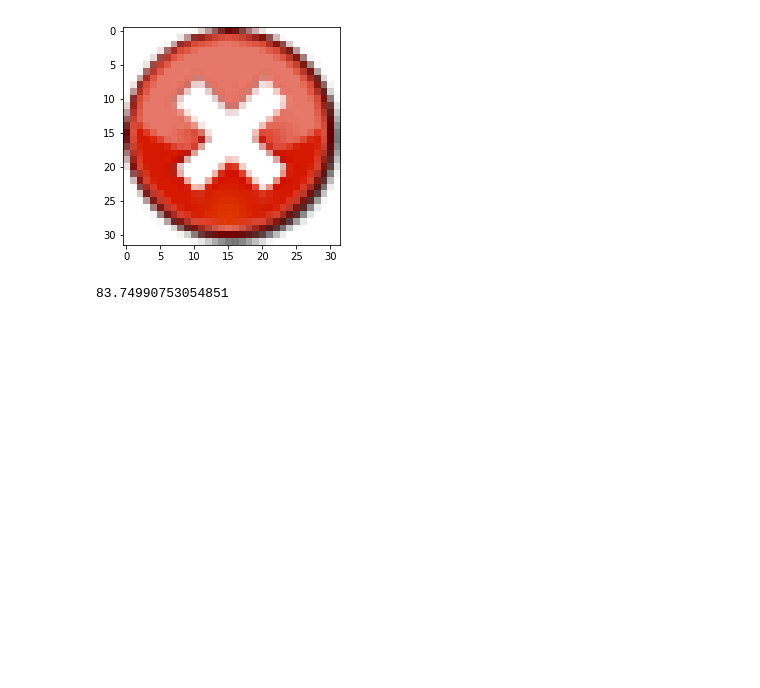
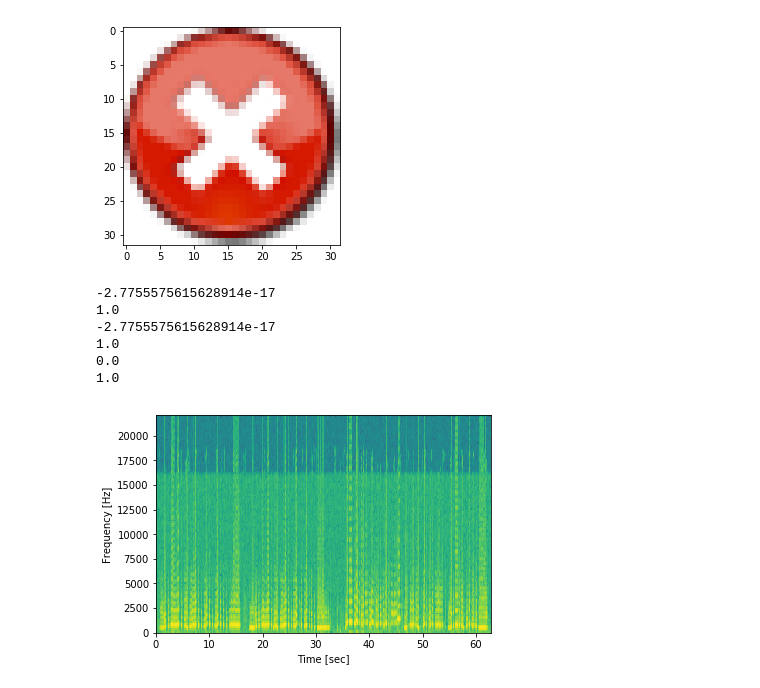
Before and after one commit to izol12/homework_deepl, a Jupyter notebook: homework_1_deeplearning.ipynb, the cells around one changed output. Saved outputs shown, nothing was run; the diff lists cells and outputs as text; code cells hidden in the pictures; blank space fills up the shorter version.

```diff
--- a/homework_1_deeplearning.ipynb
+++ b/homework_1_deeplearning.ipynb
@@ -212,7 +210,7 @@ The values of the green color
  [0 0 0 ... 0 0 0]]
 [figure]
 # %%
-#Next excercise: mean and deviation of the pixels in R,G,B:
+# Next excercise: mean and deviation of the pixels in R,G,B:
 
 # So now we we make 3 matrices for R,G,B from the five picture:
 
@@ -220,7 +218,7 @@ matrix_total_R = r1+r2+r3+r4+r5
 matrix_total_G = g1+g2+g3+g4+g5
 matrix_total_B = b1+b2+b3+b4+b5
 
-#Now we can calculate the mean, and deviation for the 3 chanels
+# Now we can calculate the mean, and deviation for the 3 chanels
 mean_R = np.mean (matrix_total_R)
 std_R = np.std (matrix_total_R)
 
@@ -230,11 +228,44 @@ std_G = np.std (matrix_total_G)
 mean_B = np.mean (matrix_total_B)
 std_B = np.std (matrix_total_B)
 
-# After that, we have to
+# After that, we have to standardism tha data (x-mean(x))/std(x):
 
-print(std_R)
+standard_R = (matrix_total_R- mean_R) / std_R
+standard_G = (matrix_total_G- mean_G) / std_G
+standard_B = (matrix_total_B- mean_B) / std_B
+
+# Just as a verification of the solution we write out the new means, and deviations
+print(np.mean(standard_R))
+print(np.std(standard_R))
+print(np.mean(standard_G))
+print(np.std(standard_G))
+print(np.mean(standard_B))
+print(np.std(standard_B))
 # %% [output]
-83.74990753054851
+-2.7755575615628914e-17
+1.0
+-2.7755575615628914e-17
+1.0
+0.0
+1.0
+# %%
+# Next task is to show the spectrum of a sound:
+
+import matplotlib.pyplot as plt
+from scipy import signal
+from scipy.io import wavfile
+
+sample_rate, samples = wavfile.read('clesmer.wav')
+samples0 = samples[:,1]
+frequencies, times, spectrogram = signal.spectrogram(samples0, sample_rate)
+
+
+plt.specgram(samples0, Fs=sample_rate)
+plt.ylabel('Frequency [Hz]')
+plt.xlabel('Time [sec]')
+plt.show()
+# %% [output]
+[figure, added]
 # %%
 import requests
 
```
Also changed, not shown: parts of 3 cells of this notebook.
